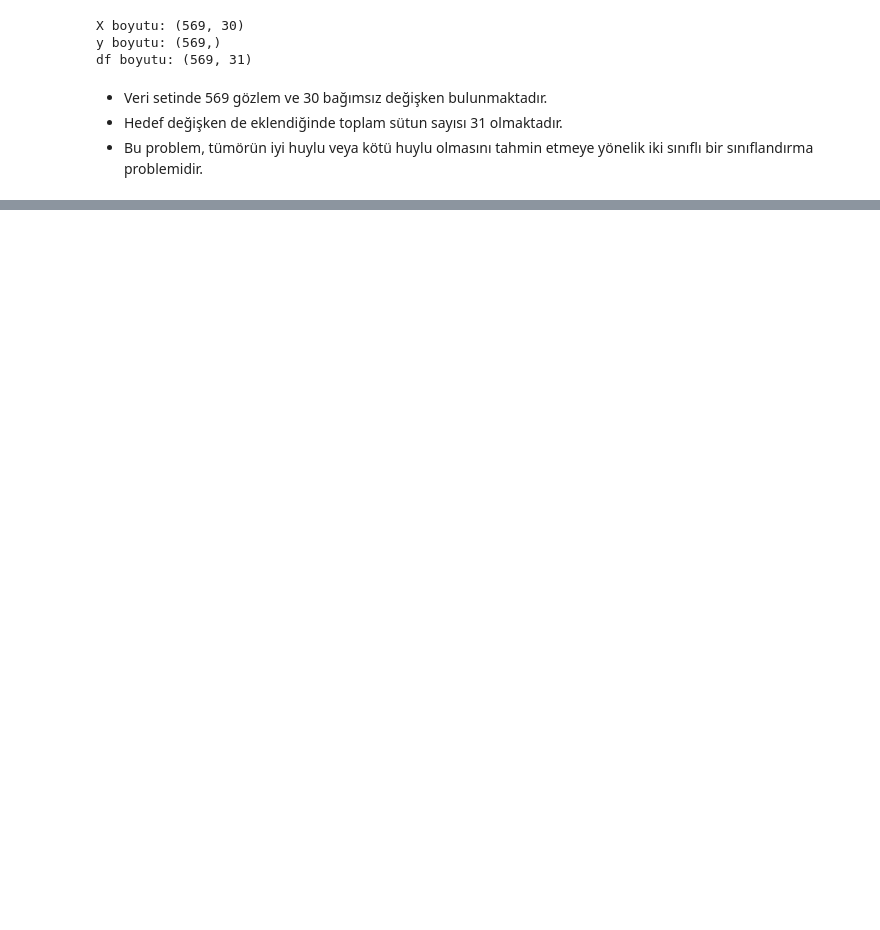
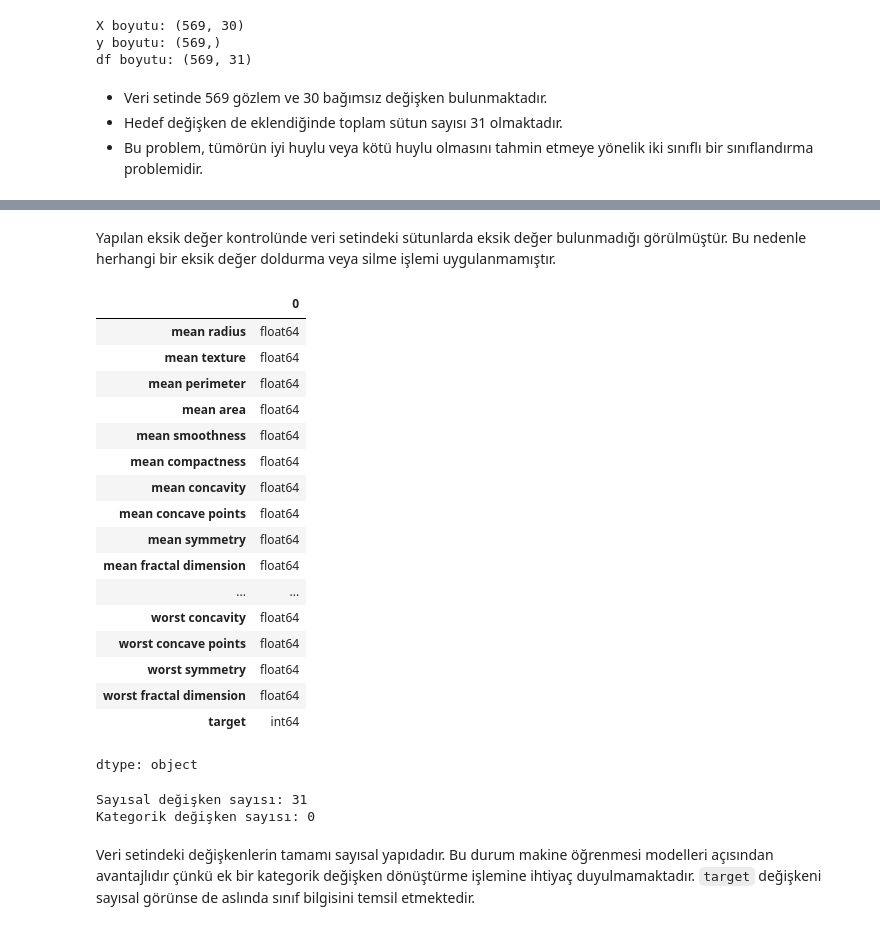
Before and after one commit to BenYILDO/breast_cancer_ML, a Jupyter notebook: MachineLearning.ipynb, the cells around one changed output, grey strips where cells are left out. Drawn from its saved outputs; the diff is of its cells as text; code cells hidden in the pictures; blank space fills up the shorter version.

```diff
--- a/MachineLearning.ipynb
+++ b/MachineLearning.ipynb
@@ -112,0 +145,37 @@ df boyutu: (569, 31)
+# %% [markdown]
+Yapılan eksik değer kontrolünde veri setindeki sütunlarda eksik değer bulunmadığı görülmüştür.
+Bu nedenle herhangi bir eksik değer doldurma veya silme işlemi uygulanmamıştır.
+# %%
+df.dtypes
+# %% [output]
+|  | 0 |
+| mean radius | float64 |
+| mean texture | float64 |
+| mean perimeter | float64 |
+| mean area | float64 |
+| mean smoothness | float64 |
+| mean compactness | float64 |
+| mean concavity | float64 |
+| mean concave points | float64 |
+| mean symmetry | float64 |
+| mean fractal dimension | float64 |
+| ... | ... |
+| worst concavity | float64 |
+| worst concave points | float64 |
+| worst symmetry | float64 |
+| worst fractal dimension | float64 |
+| target | int64 |
+dtype: object
+# %%
+numeric_cols = df.select_dtypes(include=["int64", "float64"]).columns
+categorical_cols = df.select_dtypes(include=["object", "category"]).columns
+
+print("Sayısal değişken sayısı:", len(numeric_cols))
+print("Kategorik değişken sayısı:", len(categorical_cols))
+# %% [output]
+Sayısal değişken sayısı: 31
+Kategorik değişken sayısı: 0
+# %% [markdown]
+Veri setindeki değişkenlerin tamamı sayısal yapıdadır.
+Bu durum makine öğrenmesi modelleri açısından avantajlıdır çünkü ek bir kategorik değişken dönüştürme işlemine ihtiyaç duyulmamaktadır.
+`target` değişkeni sayısal görünse de aslında sınıf bilgisini temsil etmektedir.
```
Also changed, not shown: parts of 7 cells of this notebook.
